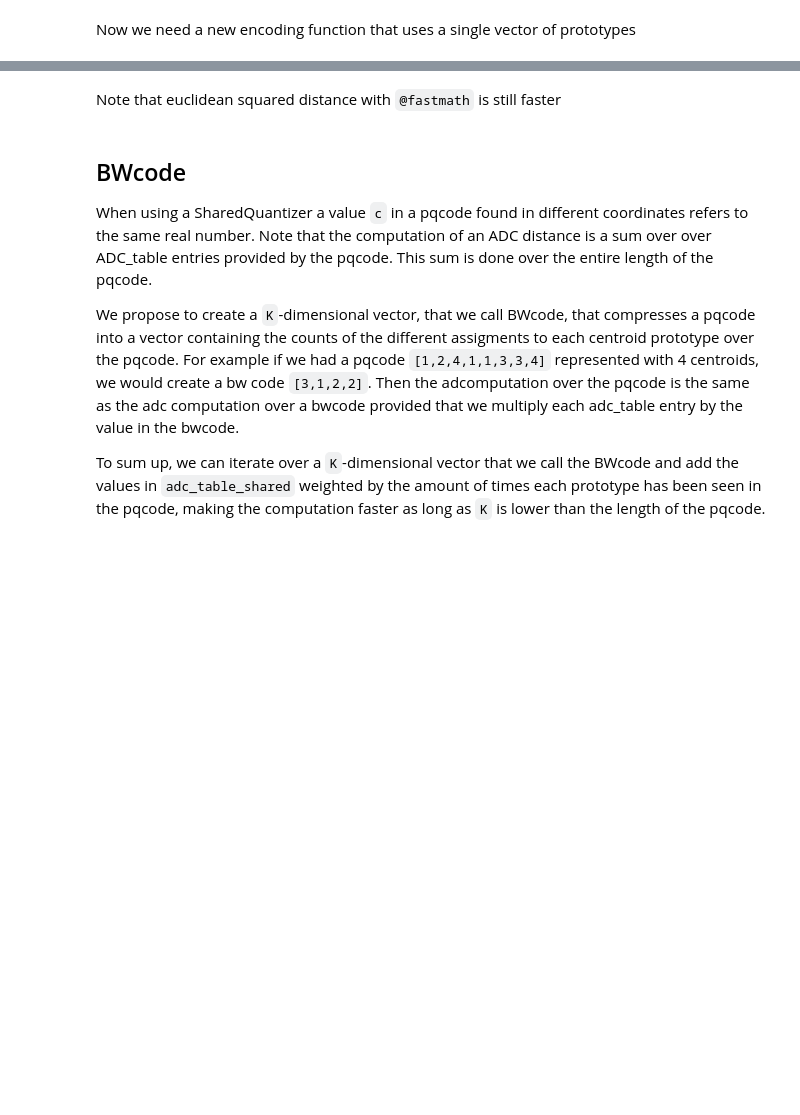
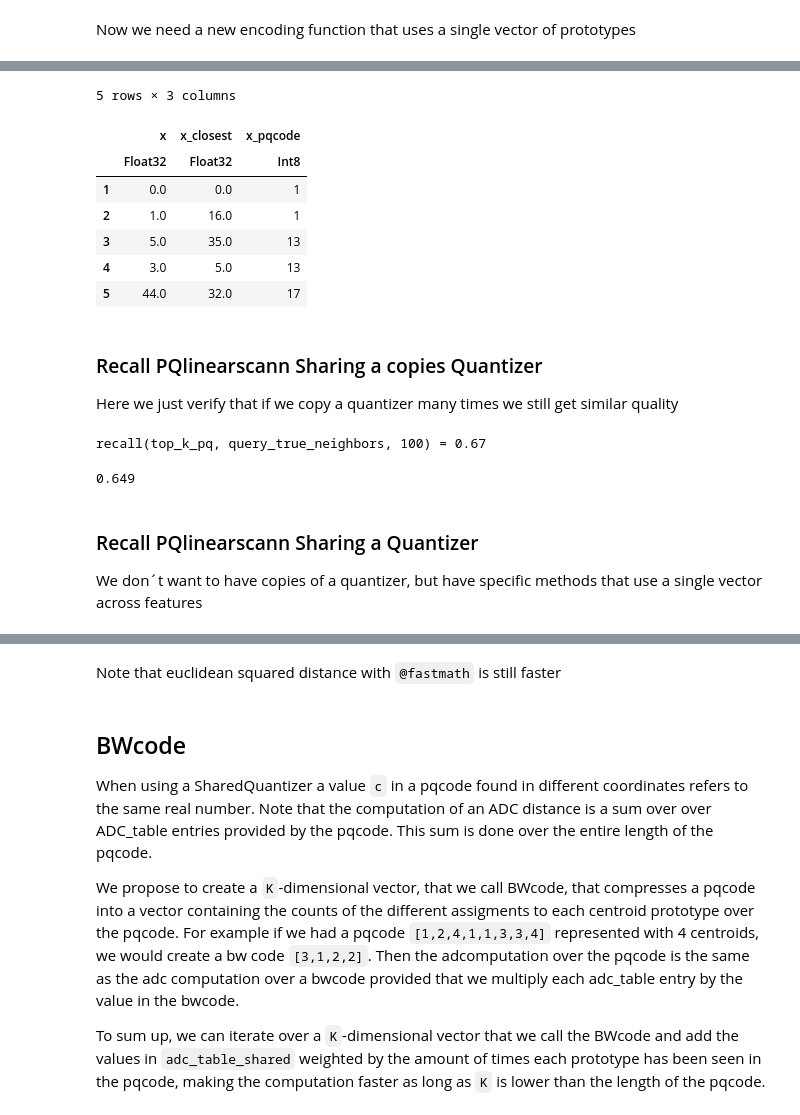
Before and after one commit to davidbp/julia_tutorials, a Jupyter notebook: optimizing_code/pqlinearscann/pqlinearscann_debug.ipynb, the cells around one changed output, grey strips where cells are left out. Drawn from its saved outputs; the diff is of its cells as text; code cells hidden in the pictures; blank space fills up the shorter version.

```diff
--- a/optimizing_code/pqlinearscann/pqlinearscann_debug.ipynb
+++ b/optimizing_code/pqlinearscann/pqlinearscann_debug.ipynb
@@ -903,0 +608,67 @@ eachcol (generic function with 2 methods)
+# %%
+pq_distances = linear_scann(query, PQcodes_shared, adc_table, P);
+#pq_distances = linear_scann_shared(query, PQcodes_shared, adc_table_shared, P_shared);
+
+x_closest = vec(get_top_k_from_distances(X_tr_vecs, pq_distances, 1));
+
+df_x = DataFrame(Dict(:x => x,
+                      :x_pqcode => vec(x_pqcode),
+                      :x_closest => vec(x_closest)
+
+                      ))
+
+first(df_x, 5)
+# %% [output]
+5 rows × 3 columns
+|  | x | x_closest | x_pqcode |
+|  | Float32 | Float32 | Int8 |
+| 1 | 0.0 | 0.0 | 1 |
+| 2 | 1.0 | 16.0 | 1 |
+| 3 | 5.0 | 35.0 | 13 |
+| 4 | 3.0 | 5.0 | 13 |
+| 5 | 44.0 | 32.0 | 17 |
+# %% [markdown]
+### Recall PQlinearscann Sharing a copies Quantizer
+
+Here we just verify that if we copy a quantizer many times we still get similar quality
+# %%
+query_id = 1
+query = X_te_vecs[:,query_id];
+query_true_neighbors = true_neighbors[:,query_id]
+top_k = 100
+
+x_code = PQcodes_shared[:,query_id];
+adc_table = compute_ADC(query, P_shared_copied, euclidean);
+pq_distances = linear_scann(query, PQcodes_shared, adc_table, P_shared_copied);
+top_k_pq = sortperm(pq_distances)[1:top_k];
+
+@show recall(top_k_pq, query_true_neighbors, 100);
+# %% [output]
+recall(top_k_pq, query_true_neighbors, 100) = 0.67
+# %%
+
+function compute_mean_recall(X, PQcodes_shared, true_neighbors,
+                             P_shared,P_shared_copied, top_k::Int, dist::Function)
+
+    n_features, n_examples = size(X)
+
+    average = 0.
+    for query_id in 1:n_examples
+        query = X[:, query_id]
+        adc_table_shared = compute_ADC(query, P_shared_copied, dist);
+        pq_distances = linear_scann(query, PQcodes_shared, adc_table_shared, P_shared_copied);
+        top_k_pq = sortperm(pq_distances)[1:top_k];
+        average += recall(top_k_pq, true_neighbors[:,query_id], 100);
+    end
+    return average / n_examples
+
+end
+
+avg_recall = compute_mean_recall(X_te_vecs[:, 1:10], PQcodes_shared, true_neighbors,
+                                 P_shared, P_shared_copied, top_k, euclidean)
+# %% [output]
+0.649
+# %% [markdown]
+### Recall PQlinearscann Sharing a Quantizer
+
+We don´t want to have copies of a quantizer, but have specific methods that use a single vector across features
```
Also changed, not shown: parts of 103 cells of this notebook.
